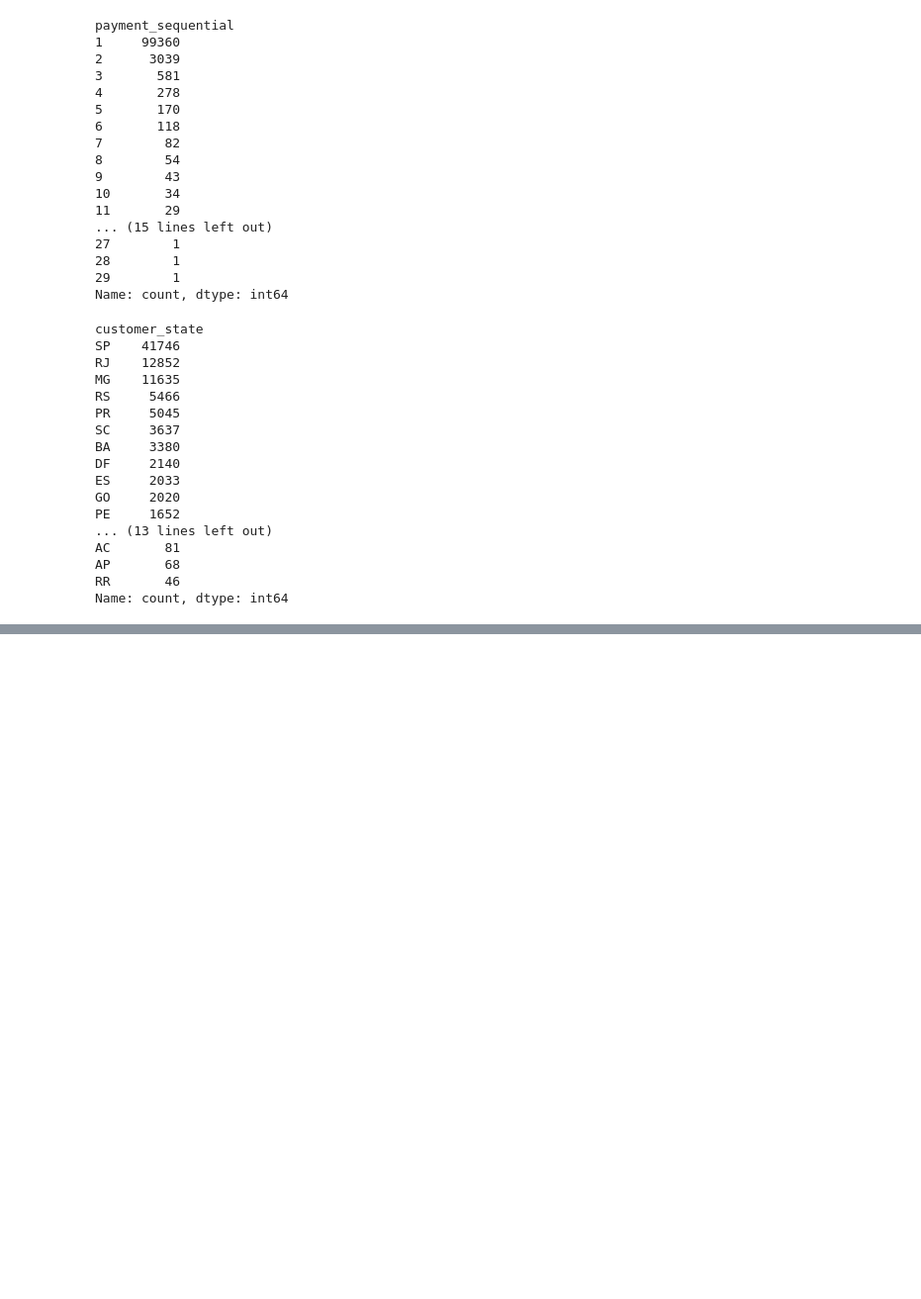
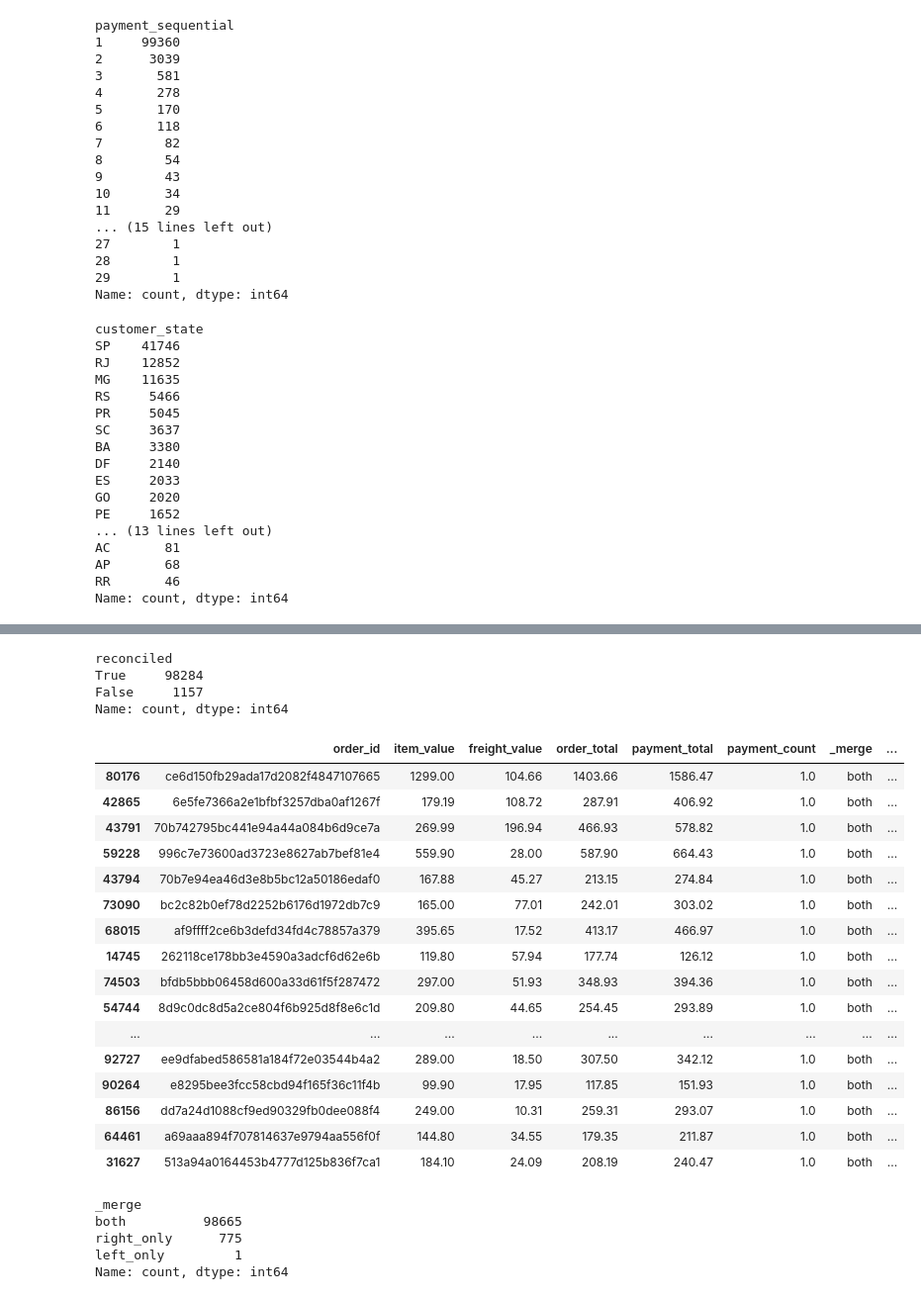
Before and after one commit to rohanshettym1-cmd/e-commerce-Intelligence-System, a Jupyter notebook: notebook/01_data_profiling.ipynb, the cells around one changed output, grey strips where cells are left out. Shown at 99% size. Drawn from its saved outputs; the diff is of its cells as text; code cells hidden in the pictures; blank space fills up the shorter version.

Commit message:
Complete payment mismatch analysis

```diff
--- a/notebook/01_data_profiling.ipynb
+++ b/notebook/01_data_profiling.ipynb
@@ -1281,0 +1325,9 @@ Name: count, dtype: int64
+# %%
+order_financials = order_item_totals.merge(
+    order_payment_totals,
+    on="order_id",
+    how="outer",
+    indicator=True
+)
+
+order_financials.head()
@@ -1281,0 +1377,14 @@ Name: count, dtype: int64
+# %%
+order_financials["payment_difference"] = (
+    order_financials["payment_total"]
+    - order_financials["order_total"]
+)
+
+order_financials[
+    [
+        "order_id",
+        "order_total",
+        "payment_total",
+        "payment_difference"
+    ]
+].head(10)
@@ -1281,0 +1415,47 @@ Name: count, dtype: int64
+# %%
+order_financials["reconciled"]=(
+    order_financials["payment_difference"].abs() < 0.01
+
+)
+order_financials["reconciled"].value_counts()
+# %% [output]
+reconciled
+True     98284
+False     1157
+Name: count, dtype: int64
+# %%
+mismatches = order_financials[
+    ~order_financials["reconciled"]
+].sort_values(
+    "payment_difference",
+    key=lambda x: x.abs(),
+    ascending=False
+)
+
+mismatches.head(20)
+# %% [output]
+|  | order_id | item_value | freight_value | order_total | payment_total | payment_count | _merge | ... |
+| 80176 | ce6d150fb29ada17d2082f4847107665 | 1299.00 | 104.66 | 1403.66 | 1586.47 | 1.0 | both | ... |
+| 42865 | 6e5fe7366a2e1bfbf3257dba0af1267f | 179.19 | 108.72 | 287.91 | 406.92 | 1.0 | both | ... |
+| 43791 | 70b742795bc441e94a44a084b6d9ce7a | 269.99 | 196.94 | 466.93 | 578.82 | 1.0 | both | ... |
+| 59228 | 996c7e73600ad3723e8627ab7bef81e4 | 559.90 | 28.00 | 587.90 | 664.43 | 1.0 | both | ... |
+| 43794 | 70b7e94ea46d3e8b5bc12a50186edaf0 | 167.88 | 45.27 | 213.15 | 274.84 | 1.0 | both | ... |
+| 73090 | bc2c82b0ef78d2252b6176d1972db7c9 | 165.00 | 77.01 | 242.01 | 303.02 | 1.0 | both | ... |
+| 68015 | af9ffff2ce6b3defd34fd4c78857a379 | 395.65 | 17.52 | 413.17 | 466.97 | 1.0 | both | ... |
+| 14745 | 262118ce178bb3e4590a3adcf6d62e6b | 119.80 | 57.94 | 177.74 | 126.12 | 1.0 | both | ... |
+| 74503 | bfdb5bbb06458d600a33d61f5f287472 | 297.00 | 51.93 | 348.93 | 394.36 | 1.0 | both | ... |
+| 54744 | 8d9c0dc8d5a2ce804f6b925d8f8e6c1d | 209.80 | 44.65 | 254.45 | 293.89 | 1.0 | both | ... |
+| ... | ... | ... | ... | ... | ... | ... | ... | ... |
+| 92727 | ee9dfabed586581a184f72e03544b4a2 | 289.00 | 18.50 | 307.50 | 342.12 | 1.0 | both | ... |
+| 90264 | e8295bee3fcc58cbd94f165f36c11f4b | 99.90 | 17.95 | 117.85 | 151.93 | 1.0 | both | ... |
+| 86156 | dd7a24d1088cf9ed90329fb0dee088f4 | 249.00 | 10.31 | 259.31 | 293.07 | 1.0 | both | ... |
+| 64461 | a69aaa894f707814637e9794aa556f0f | 144.80 | 34.55 | 179.35 | 211.87 | 1.0 | both | ... |
+| 31627 | 513a94a0164453b4777d125b836f7ca1 | 184.10 | 24.09 | 208.19 | 240.47 | 1.0 | both | ... |
+# %%
+order_financials["_merge"].value_counts()
+# %% [output]
+_merge
+both          98665
+right_only      775
+left_only         1
+Name: count, dtype: int64
```
Also changed, not shown: parts of 35 cells of this notebook.
